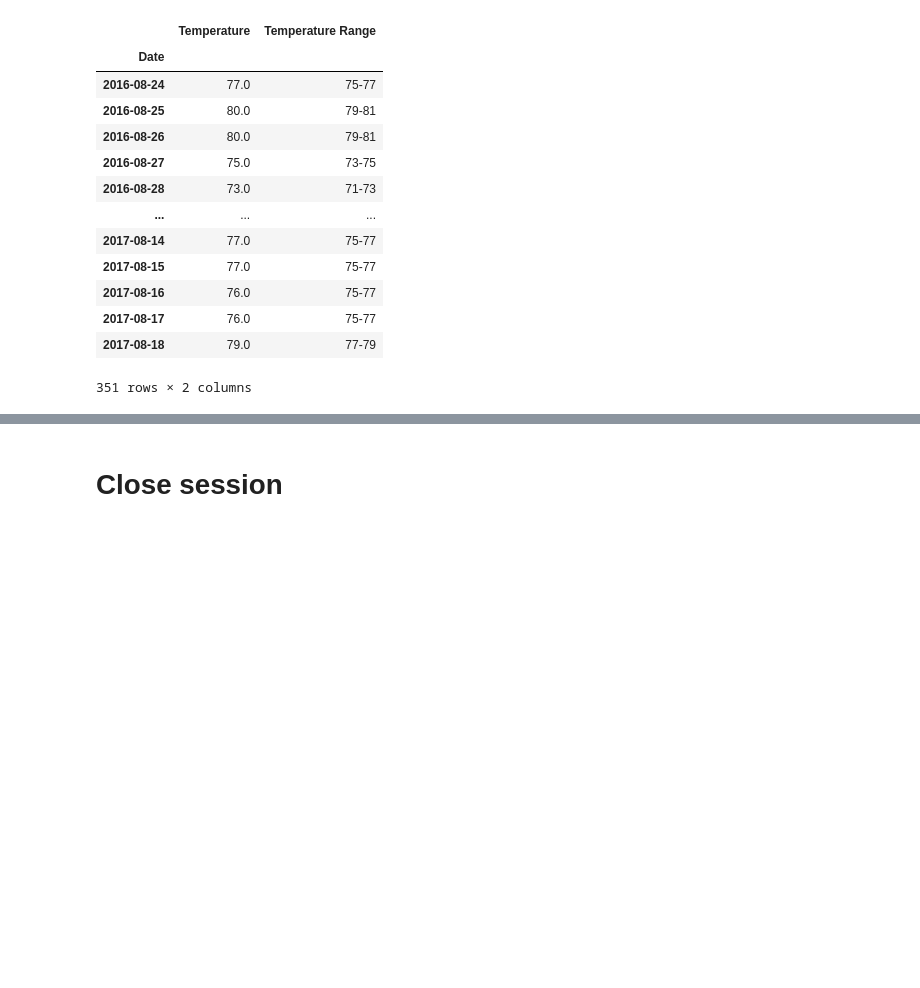
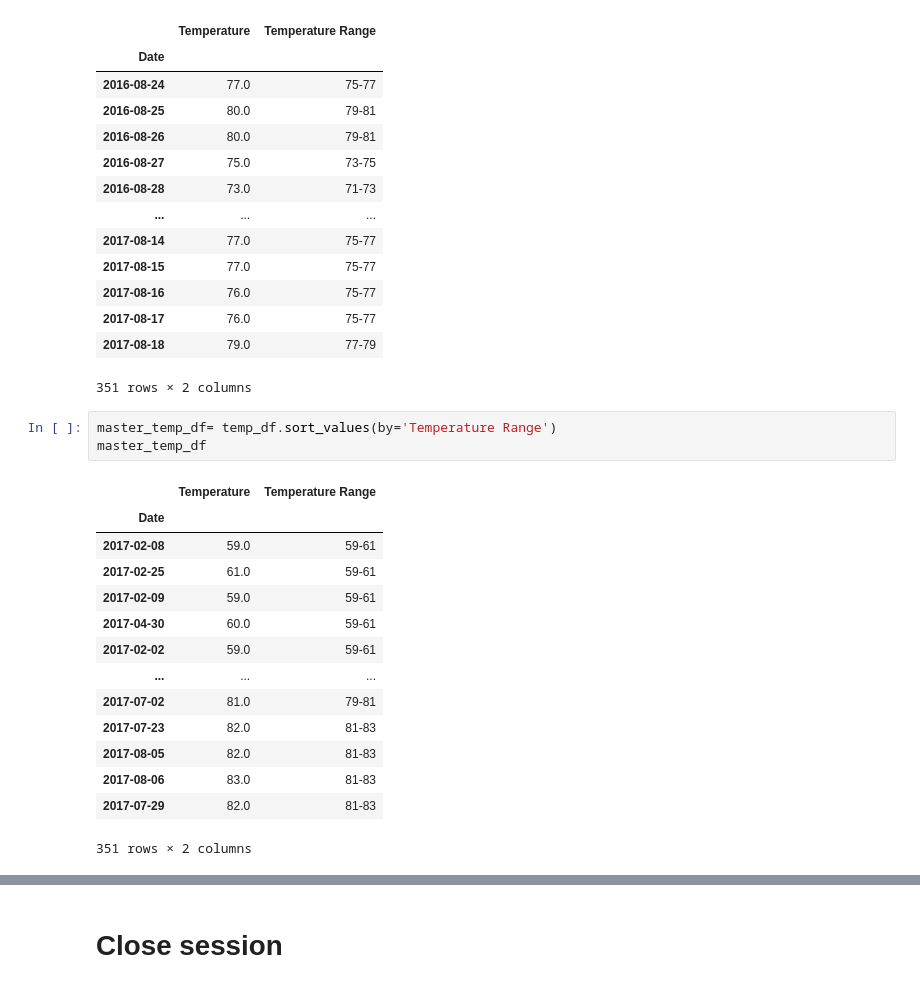
Before and after one commit to 3065923/Climate_Analysis_Burns, a Jupyter notebook: Instructions/Climate_Burns.ipynb, the cells around one changed output, grey strips where cells are left out. Saved outputs shown, nothing was run; the diff lists cells and outputs as text; blank space fills up the shorter version.

```diff
--- a/Instructions/Climate_Burns.ipynb
+++ b/Instructions/Climate_Burns.ipynb
@@ -332,6 +335,24 @@ temp_df
 | 2017-08-17 | 76.0 | 75-77 |
 | 2017-08-18 | 79.0 | 77-79 |
 351 rows × 2 columns
+# %%
+master_temp_df= temp_df.sort_values(by='Temperature Range')
+master_temp_df
+# %% [output]
+|  | Temperature | Temperature Range |
+| Date |  |  |
+| 2017-02-08 | 59.0 | 59-61 |
+| 2017-02-25 | 61.0 | 59-61 |
+| 2017-02-09 | 59.0 | 59-61 |
+| 2017-04-30 | 60.0 | 59-61 |
+| 2017-02-02 | 59.0 | 59-61 |
+| ... | ... | ... |
+| 2017-07-02 | 81.0 | 79-81 |
+| 2017-07-23 | 82.0 | 81-83 |
+| 2017-08-05 | 82.0 | 81-83 |
+| 2017-08-06 | 83.0 | 81-83 |
+| 2017-07-29 | 82.0 | 81-83 |
+351 rows × 2 columns
 # %%
 # Use Pandas Plotting with Matplotlib to plot the data
 
```
Also changed, not shown: parts of 2 cells of this notebook, 2 other files.
